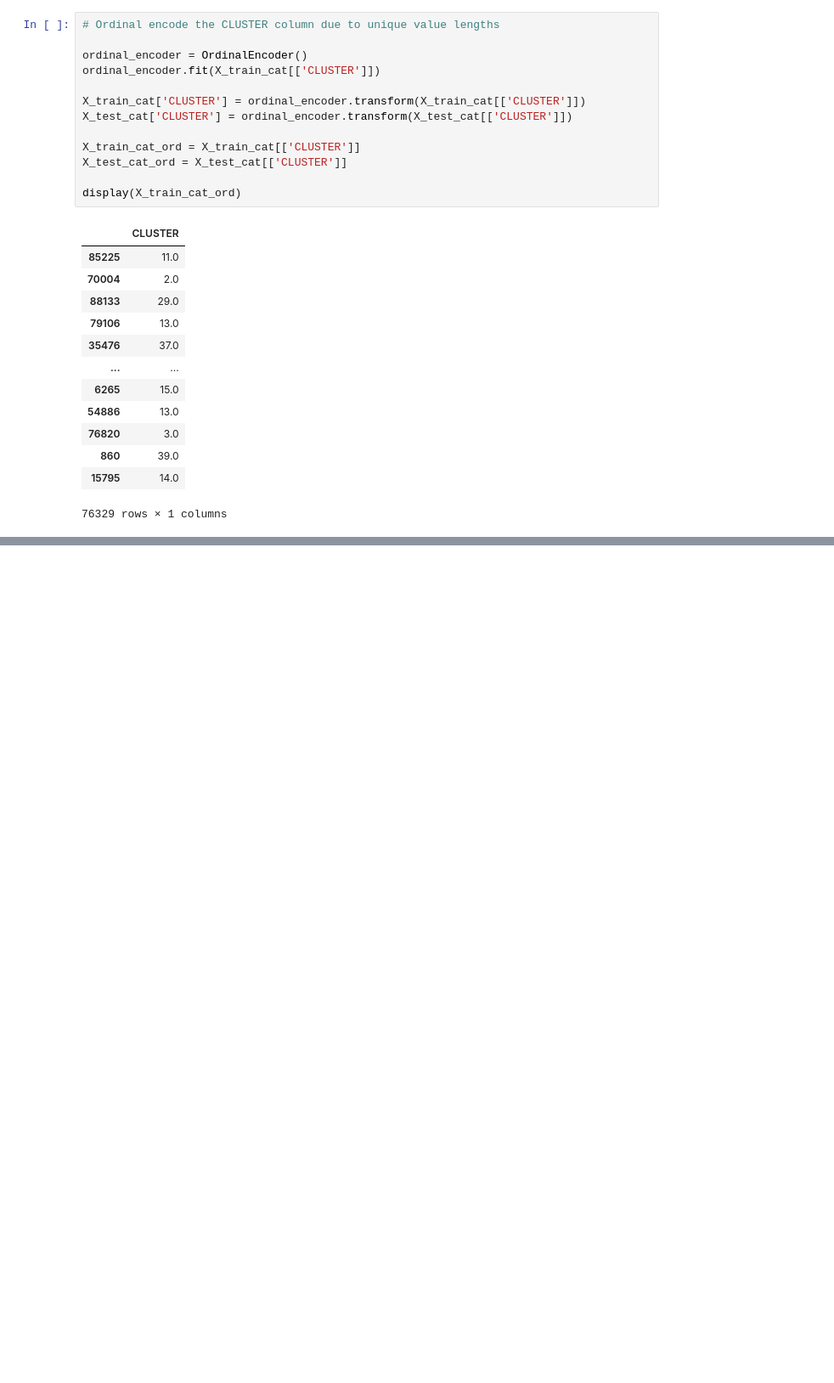
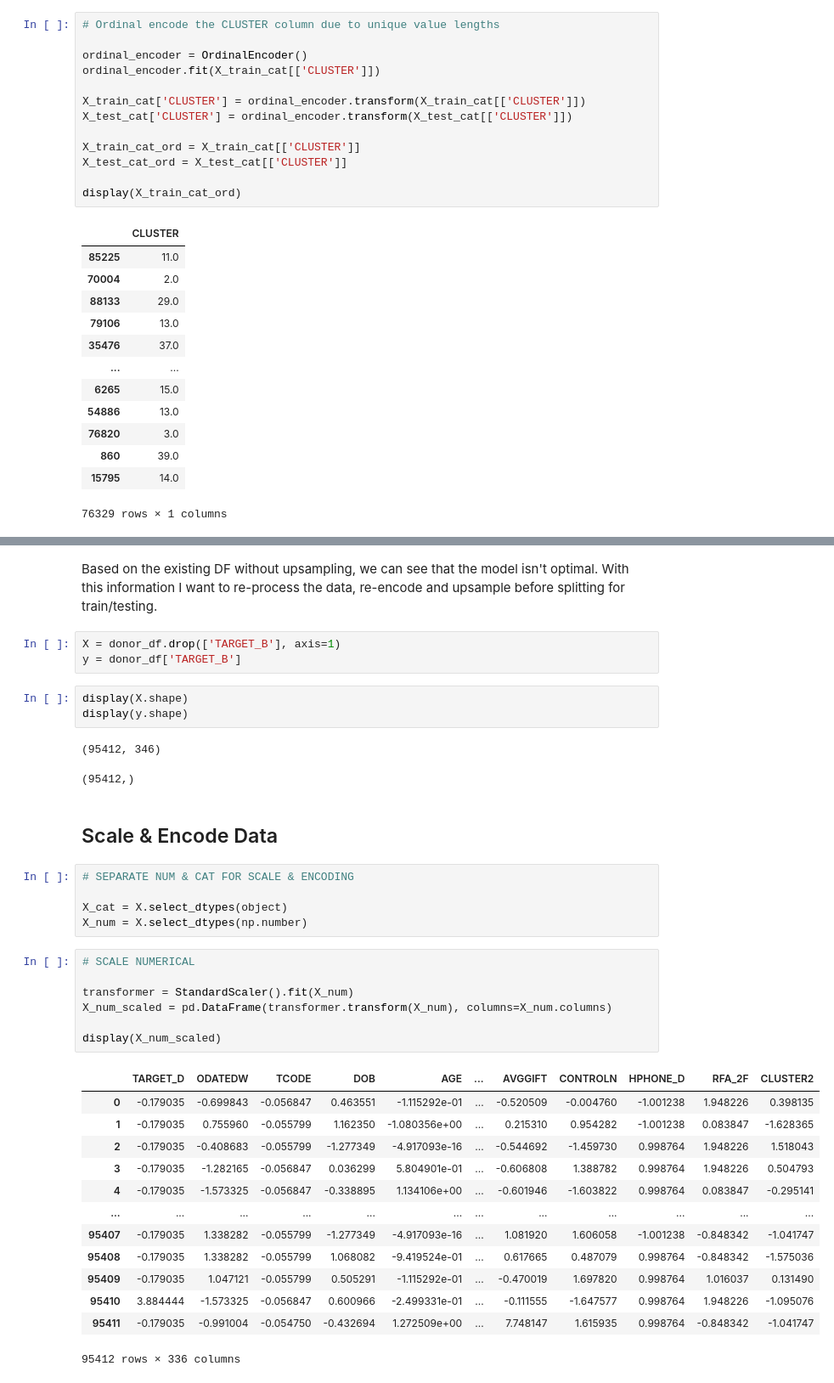
Before and after one commit to imhysteria/lab-revisiting-machine-learning, a Jupyter notebook: ray-lab-week7-machinelearning.ipynb, the cells around one changed output, grey strips where cells are left out. Shown at 85% size. Cells and saved outputs as stored; diff of their text form; blank space fills up the shorter version.

```diff
--- a/ray-lab-week7-machinelearning.ipynb
+++ b/ray-lab-week7-machinelearning.ipynb
@@ -1642,0 +1777,39 @@ DecisionTreeRegressor: Train -> 1.0, Test -> -1.244907941574625
+# %% [markdown]
+Based on the existing DF without upsampling, we can see that the model isn't optimal. With this information I want to re-process the data, re-encode and upsample before splitting for train/testing.
+# %%
+X = donor_df.drop(['TARGET_B'], axis=1)
+y = donor_df['TARGET_B']
+# %%
+display(X.shape)
+display(y.shape)
+# %% [output]
+(95412, 346)
+(95412,)
+# %% [markdown]
+## Scale & Encode Data
+# %%
+# SEPARATE NUM & CAT FOR SCALE & ENCODING
+
+X_cat = X.select_dtypes(object)
+X_num = X.select_dtypes(np.number)
+# %%
+# SCALE NUMERICAL
+
+transformer = StandardScaler().fit(X_num)
+X_num_scaled = pd.DataFrame(transformer.transform(X_num), columns=X_num.columns)
+
+display(X_num_scaled)
+# %% [output]
+|  | TARGET_D | ODATEDW | TCODE | DOB | AGE | ... | AVGGIFT | CONTROLN | HPHONE_D | RFA_2F | CLUSTER2 |
+| 0 | -0.179035 | -0.699843 | -0.056847 | 0.463551 | -1.115292e-01 | ... | -0.520509 | -0.004760 | -1.001238 | 1.948226 | 0.398135 |
+| 1 | -0.179035 | 0.755960 | -0.055799 | 1.162350 | -1.080356e+00 | ... | 0.215310 | 0.954282 | -1.001238 | 0.083847 | -1.628365 |
+| 2 | -0.179035 | -0.408683 | -0.055799 | -1.277349 | -4.917093e-16 | ... | -0.544692 | -1.459730 | 0.998764 | 1.948226 | 1.518043 |
+| 3 | -0.179035 | -1.282165 | -0.056847 | 0.036299 | 5.804901e-01 | ... | -0.606808 | 1.388782 | 0.998764 | 1.948226 | 0.504793 |
+| 4 | -0.179035 | -1.573325 | -0.056847 | -0.338895 | 1.134106e+00 | ... | -0.601946 | -1.603822 | 0.998764 | 0.083847 | -0.295141 |
+| ... | ... | ... | ... | ... | ... | ... | ... | ... | ... | ... | ... |
+| 95407 | -0.179035 | 1.338282 | -0.055799 | -1.277349 | -4.917093e-16 | ... | 1.081920 | 1.606058 | -1.001238 | -0.848342 | -1.041747 |
+| 95408 | -0.179035 | 1.338282 | -0.055799 | 1.068082 | -9.419524e-01 | ... | 0.617665 | 0.487079 | 0.998764 | -0.848342 | -1.575036 |
+| 95409 | -0.179035 | 1.047121 | -0.055799 | 0.505291 | -1.115292e-01 | ... | -0.470019 | 1.697820 | 0.998764 | 1.016037 | 0.131490 |
+| 95410 | 3.884444 | -1.573325 | -0.056847 | 0.600966 | -2.499331e-01 | ... | -0.111555 | -1.647577 | 0.998764 | 1.948226 | -1.095076 |
+| 95411 | -0.179035 | -0.991004 | -0.054750 | -0.432694 | 1.272509e+00 | ... | 7.748147 | 1.615935 | 0.998764 | -0.848342 | -1.041747 |
+95412 rows × 336 columns
```
Also changed, not shown: parts of 108 cells of this notebook.
